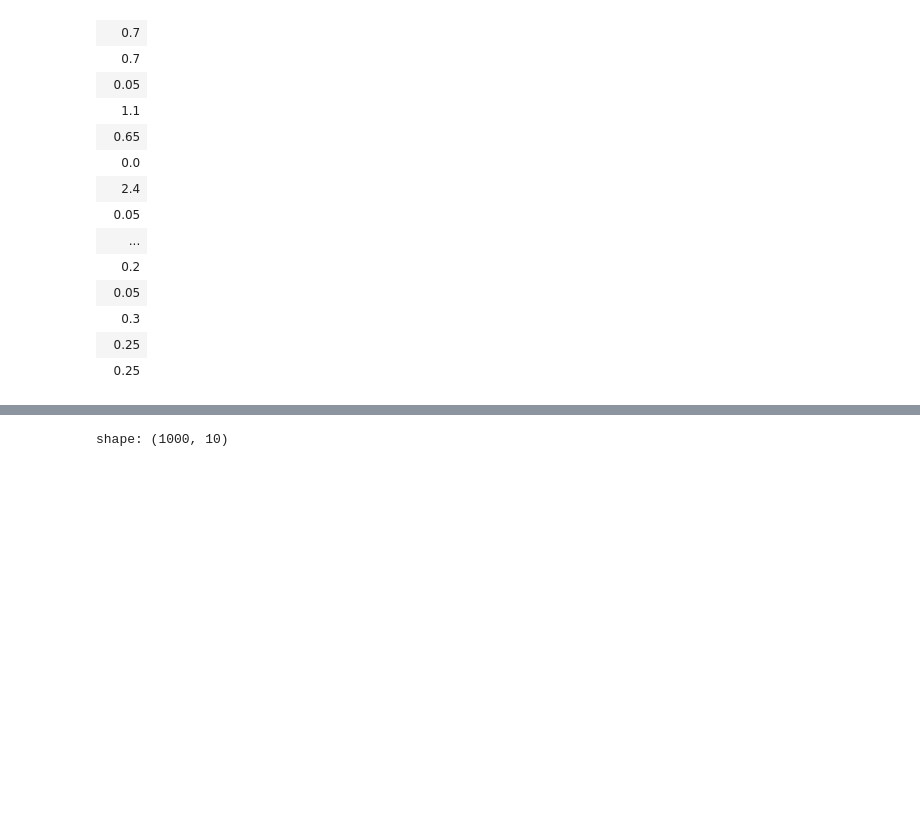
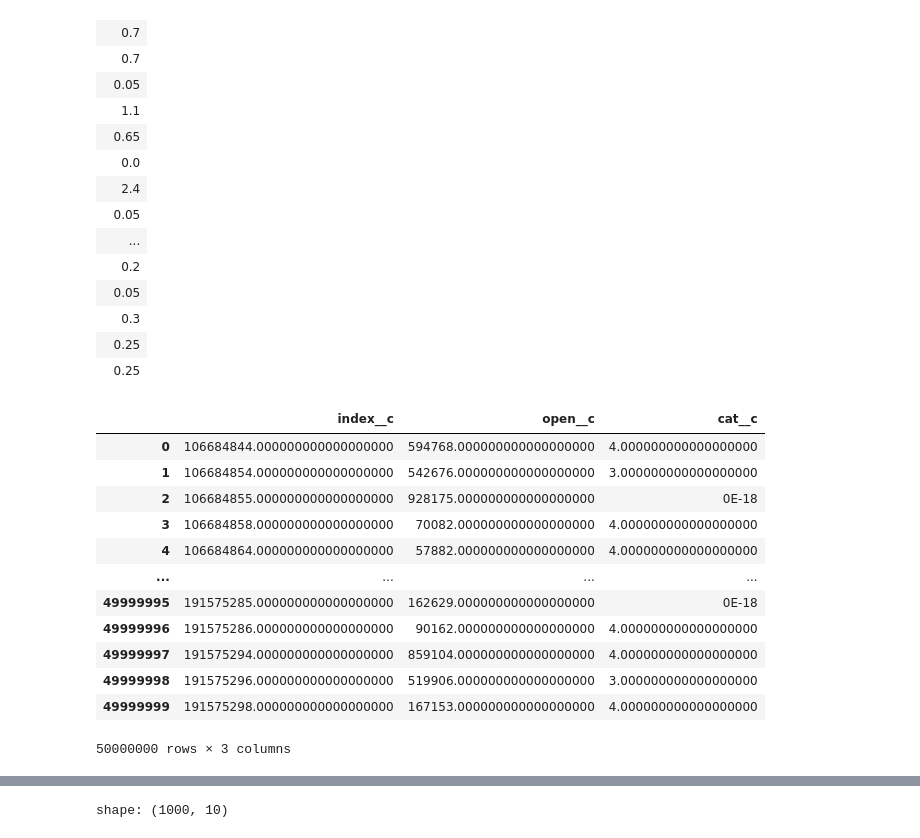
Before and after one commit to artcodex/Algo, a Jupyter notebook: Python/cdp.ipynb, the cells around one changed output, grey strips where cells are left out. Cells and saved outputs as stored; diff of their text form; code cells hidden in the pictures; blank space fills up the shorter version.

```diff
--- a/Python/cdp.ipynb
+++ b/Python/cdp.ipynb
@@ -168,6 +168,23 @@ shape: (3699434, 1)
 | 0.25 |
 # %%
 from salesforcecdpconnector.connection import SalesforceCDPConnection
+# %%
+#data_frame4 = conn.get_pandas_dataframe('SELECT index__c, open__c, cat__c FROM testFile2__dll LIMIT 50000000')
+data_frame4
+# %% [output]
+|  | index__c | open__c | cat__c |
+| 0 | 106684844.000000000000000000 | 594768.000000000000000000 | 4.000000000000000000 |
+| 1 | 106684854.000000000000000000 | 542676.000000000000000000 | 3.000000000000000000 |
+| 2 | 106684855.000000000000000000 | 928175.000000000000000000 | 0E-18 |
+| 3 | 106684858.000000000000000000 | 70082.000000000000000000 | 4.000000000000000000 |
+| 4 | 106684864.000000000000000000 | 57882.000000000000000000 | 4.000000000000000000 |
+| ... | ... | ... | ... |
+| 49999995 | 191575285.000000000000000000 | 162629.000000000000000000 | 0E-18 |
+| 49999996 | 191575286.000000000000000000 | 90162.000000000000000000 | 4.000000000000000000 |
+| 49999997 | 191575294.000000000000000000 | 859104.000000000000000000 | 4.000000000000000000 |
+| 49999998 | 191575296.000000000000000000 | 519906.000000000000000000 | 3.000000000000000000 |
+| 49999999 | 191575298.000000000000000000 | 167153.000000000000000000 | 4.000000000000000000 |
+50000000 rows × 3 columns
 # %%
 data_frame3 = conn.get_pandas_dataframe('SELECT bottles_sold__c, category_name__c, cdp_sys_SourceVersion__c, DataSource__c, DataSourceObject__c, id__c, InternalOrganization__c, item_description__c, item_number__c, store_number__c FROM LiquorSales__dll LIMIT 1000')
 
```
Also changed, not shown: parts of 3 cells of this notebook.
